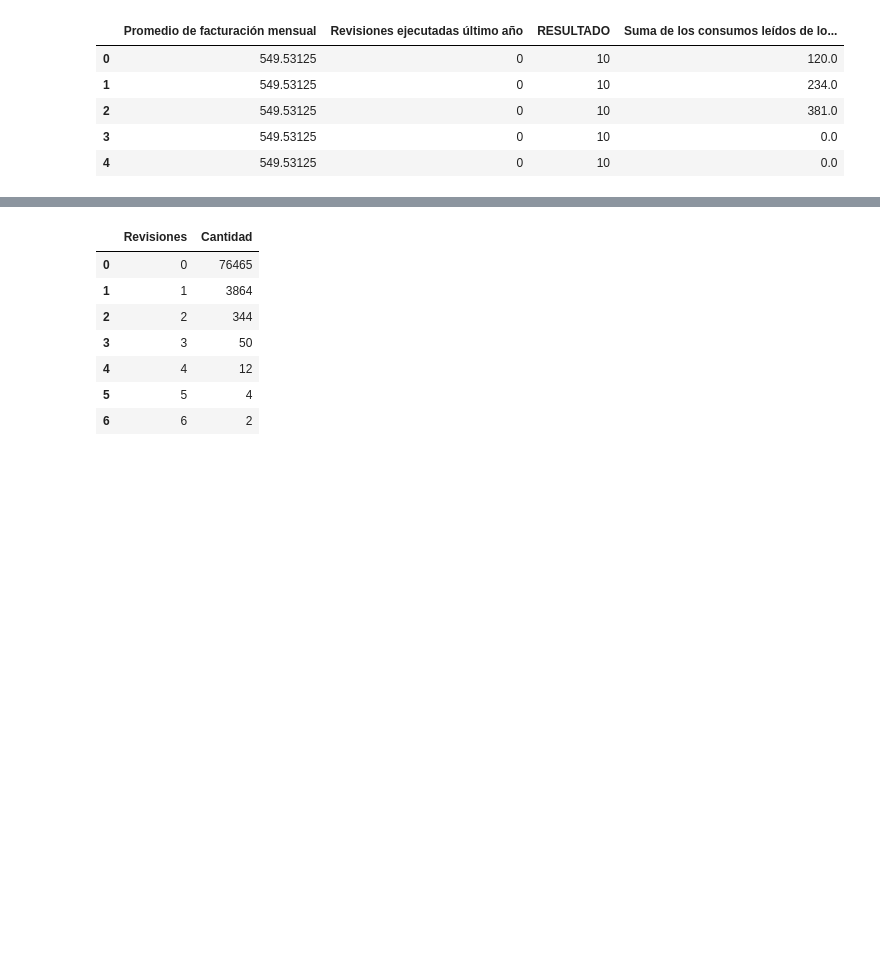
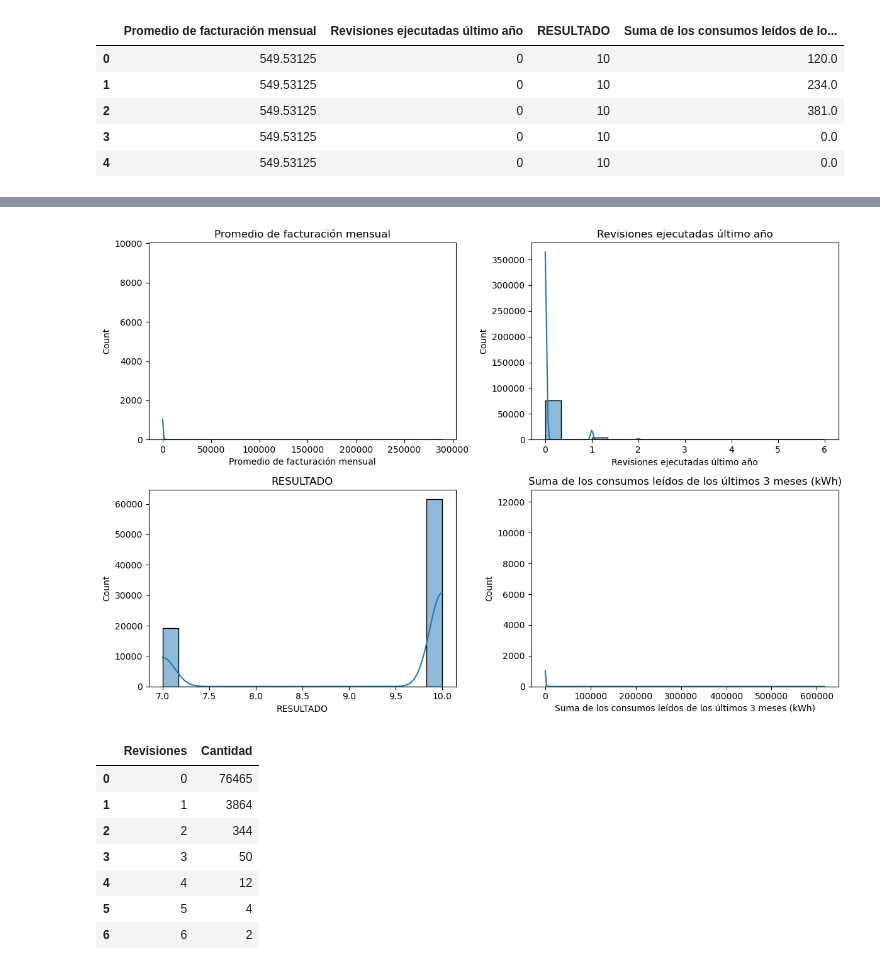
Before and after one commit to nataliaangaritab/MIADDespliegueSoluciones, a Jupyter notebook: AnalisisDescriptivo.ipynb, the cells around one changed output, grey strips where cells are left out. Drawn from its saved outputs; the diff is of its cells as text; code cells hidden in the pictures; blank space fills up the shorter version.

```diff
--- a/AnalisisDescriptivo.ipynb
+++ b/AnalisisDescriptivo.ipynb
@@ -231,3 +240,14 @@ dfmedidas.describe()
+# %%
+# Graficar histogramas
+plt.figure(figsize=(12, 8))
+for i, column in enumerate(dfmedidas.columns, 1):
+    plt.subplot(2, 2, i)
+    sns.histplot(dfmedidas[column], kde=True)
+    plt.title(column)
+plt.tight_layout()
+plt.show()
+# %% [output]
+[figure, added]
 # %%
 dfmedidas["Revisiones ejecutadas último año"].value_counts()
 # Obtener los valores y sus conteos
```
Also changed, not shown: parts of 8 cells of this notebook.
